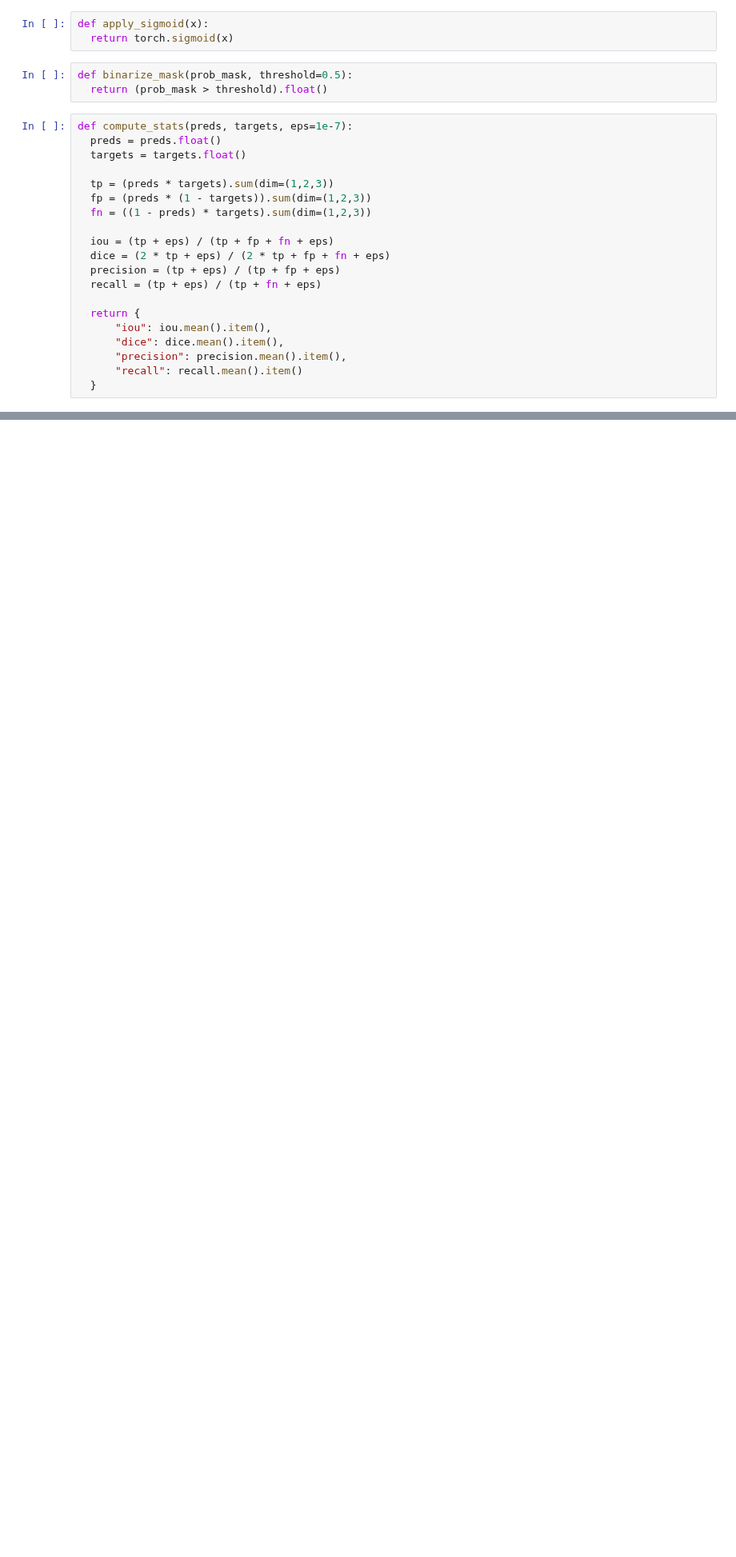
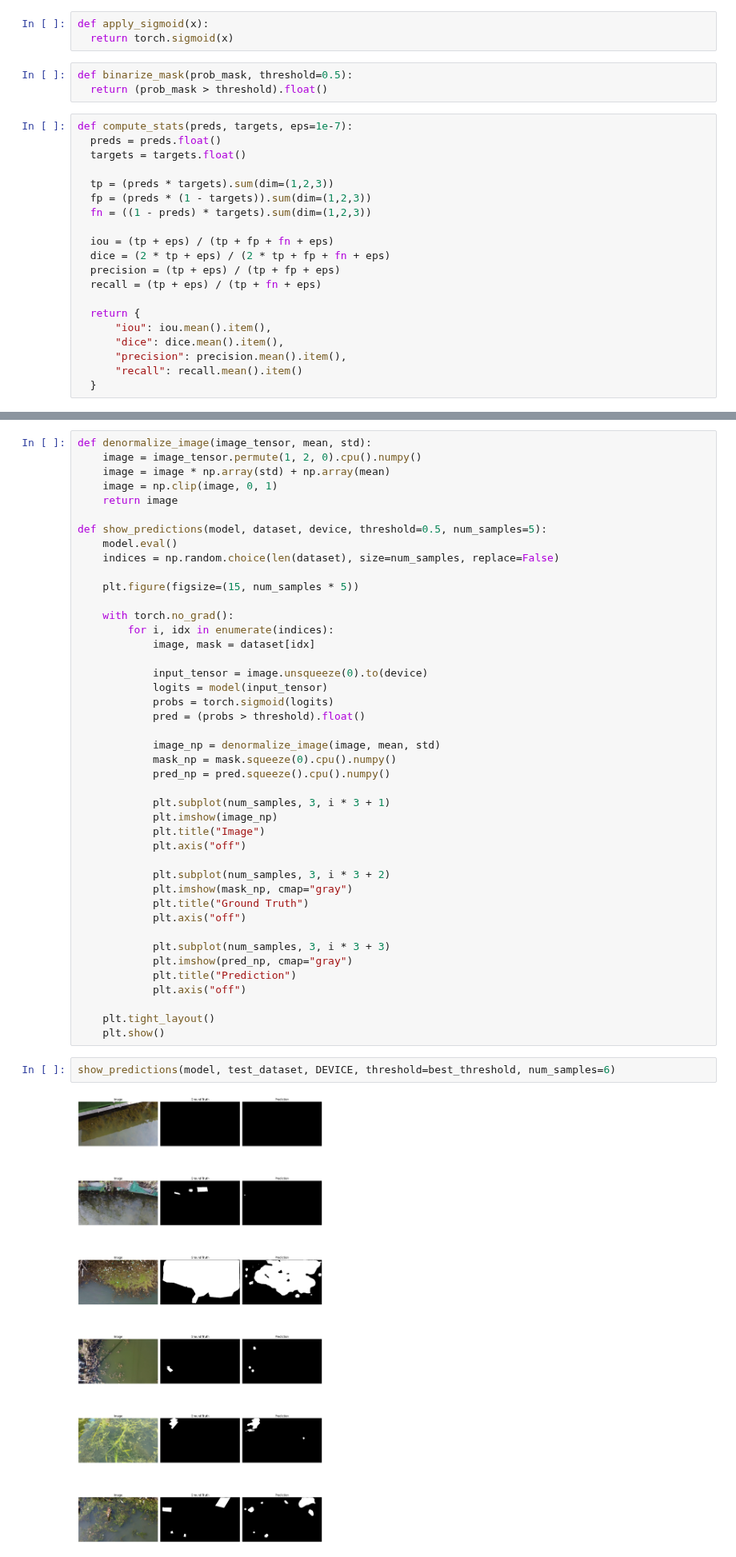
Before and after one commit to williamtheodoruswijaya/PDIS-Net, a Jupyter notebook: notebook.ipynb, the cells around one changed output, grey strips where cells are left out. Shown at 80% size. Saved outputs shown, nothing was run; the diff lists cells and outputs as text; blank space fills up the shorter version.

```diff
--- a/notebook.ipynb
+++ b/notebook.ipynb
@@ -330,0 +628,47 @@ def compute_stats(preds, targets, eps=1e-7):
+# %%
+def denormalize_image(image_tensor, mean, std):
+    image = image_tensor.permute(1, 2, 0).cpu().numpy()
+    image = image * np.array(std) + np.array(mean)
+    image = np.clip(image, 0, 1)
+    return image
+
+def show_predictions(model, dataset, device, threshold=0.5, num_samples=5):
+    model.eval()
+    indices = np.random.choice(len(dataset), size=num_samples, replace=False)
+
+    plt.figure(figsize=(15, num_samples * 5))
+
+    with torch.no_grad():
+        for i, idx in enumerate(indices):
+            image, mask = dataset[idx]
+
+            input_tensor = image.unsqueeze(0).to(device)
+            logits = model(input_tensor)
+            probs = torch.sigmoid(logits)
+            pred = (probs > threshold).float()
+
+            image_np = denormalize_image(image, mean, std)
+            mask_np = mask.squeeze(0).cpu().numpy()
+            pred_np = pred.squeeze().cpu().numpy()
+
+            plt.subplot(num_samples, 3, i * 3 + 1)
+            plt.imshow(image_np)
+            plt.title("Image")
+            plt.axis("off")
+
+            plt.subplot(num_samples, 3, i * 3 + 2)
+            plt.imshow(mask_np, cmap="gray")
+            plt.title("Ground Truth")
+            plt.axis("off")
+
+            plt.subplot(num_samples, 3, i * 3 + 3)
+            plt.imshow(pred_np, cmap="gray")
+            plt.title("Prediction")
+            plt.axis("off")
+
+    plt.tight_layout()
+    plt.show()
+# %%
+show_predictions(model, test_dataset, DEVICE, threshold=best_threshold, num_samples=6)
+# %% [output]
+[figure, added]
```
Also changed, not shown: parts of 19 cells of this notebook.
